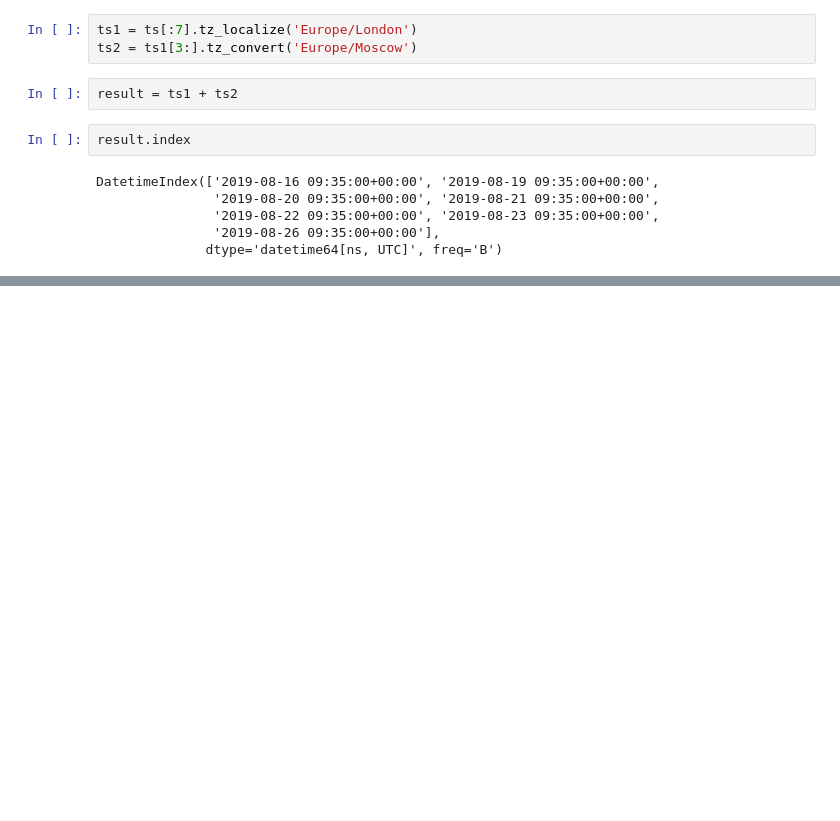
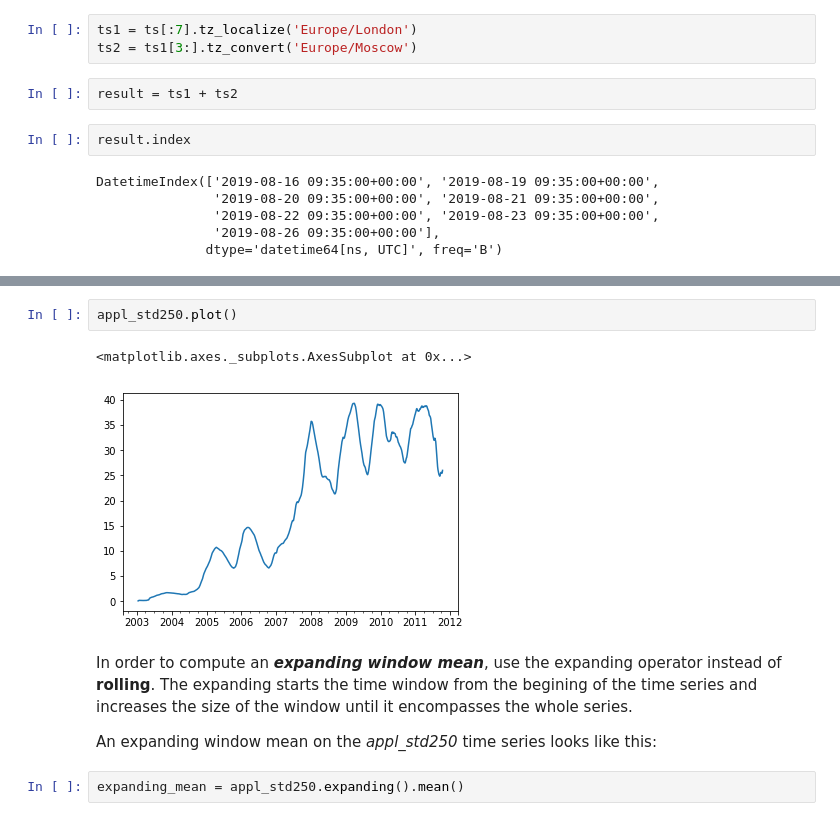
Before and after one commit to hanshantong/DataAnalysis, a Jupyter notebook: Chapter 11 Time Series.ipynb, the cells around one changed output, grey strips where cells are left out. Saved outputs shown, nothing was run; the diff lists cells and outputs as text; blank space fills up the shorter version.

```diff
--- a/Chapter 11 Time Series.ipynb
+++ b/Chapter 11 Time Series.ipynb
@@ -900,0 +1582,11 @@ Freq: B, dtype: float64
+# %%
+appl_std250.plot()
+# %% [output]
+<matplotlib.axes._subplots.AxesSubplot at 0x...>
+[figure, added]
+# %% [markdown]
+In order to compute an ***expanding window mean***, use the expanding operator instead of **rolling**. The expanding starts the time window from the begining of the time series and increases the size of the window until it encompasses the whole series.
+
+An expanding window mean on the *appl_std250* time series looks like this:
+# %%
+expanding_mean = appl_std250.expanding().mean()
```
Also changed, not shown: parts of 188 cells of this notebook.
